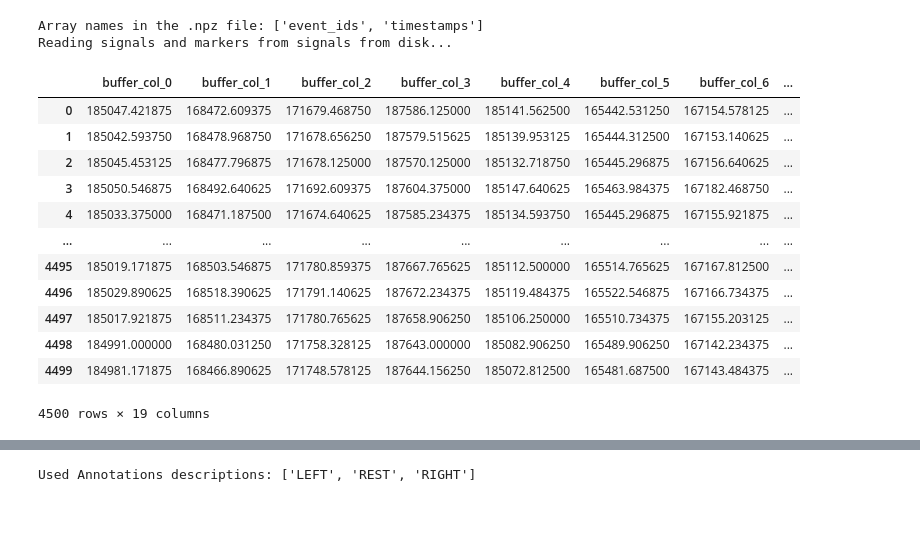
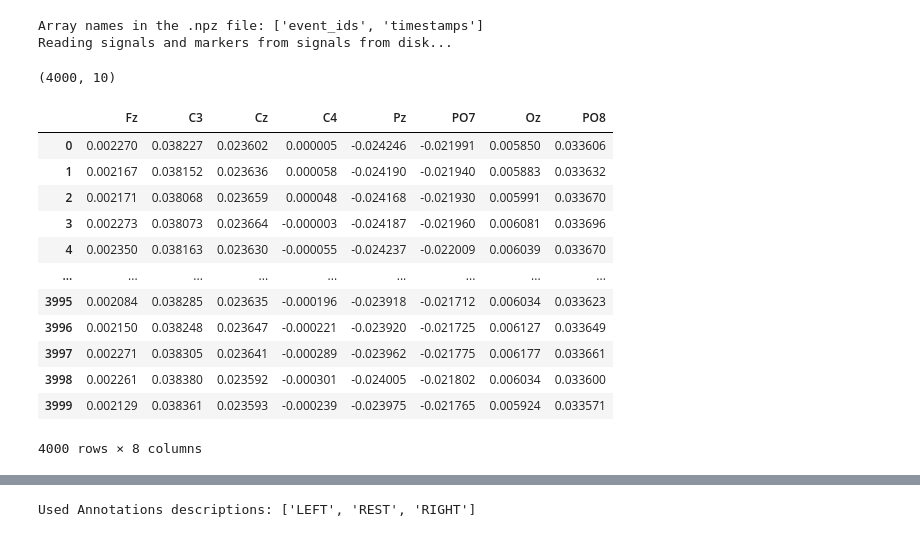
Before and after one commit to cosmicdonut1/NEvol-project, a Jupyter notebook: epoching_logic.ipynb, the cells around one changed output, grey strips where cells are left out. Cells and saved outputs as stored; diff of their text form; code cells hidden in the pictures.

```diff
--- a/epoching_logic.ipynb
+++ b/epoching_logic.ipynb
@@ -40,21 +86,9 @@ df_tasks = df_tasks.sort_values('timestamps').reset_index(drop=True)
 Array names in the .npz file: ['event_ids', 'timestamps']
 Reading signals and markers from signals from disk...
 # %%
-df_buffers
+df_buffers.shape
 # %% [output]
-|  | buffer_col_0 | buffer_col_1 | buffer_col_2 | buffer_col_3 | buffer_col_4 | buffer_col_5 | buffer_col_6 | ... |
-| 0 | 185047.421875 | 168472.609375 | 171679.468750 | 187586.125000 | 185141.562500 | 165442.531250 | 167154.578125 | ... |
-| 1 | 185042.593750 | 168478.968750 | 171678.656250 | 187579.515625 | 185139.953125 | 165444.312500 | 167153.140625 | ... |
-| 2 | 185045.453125 | 168477.796875 | 171678.125000 | 187570.125000 | 185132.718750 | 165445.296875 | 167156.640625 | ... |
-| 3 | 185050.546875 | 168492.640625 | 171692.609375 | 187604.375000 | 185147.640625 | 165463.984375 | 167182.468750 | ... |
-| 4 | 185033.375000 | 168471.187500 | 171674.640625 | 187585.234375 | 185134.593750 | 165445.296875 | 167155.921875 | ... |
-| ... | ... | ... | ... | ... | ... | ... | ... | ... |
-| 4495 | 185019.171875 | 168503.546875 | 171780.859375 | 187667.765625 | 185112.500000 | 165514.765625 | 167167.812500 | ... |
-| 4496 | 185029.890625 | 168518.390625 | 171791.140625 | 187672.234375 | 185119.484375 | 165522.546875 | 167166.734375 | ... |
-| 4497 | 185017.921875 | 168511.234375 | 171780.765625 | 187658.906250 | 185106.250000 | 165510.734375 | 167155.203125 | ... |
-| 4498 | 184991.000000 | 168480.031250 | 171758.328125 | 187643.000000 | 185082.906250 | 165489.906250 | 167142.234375 | ... |
-| 4499 | 184981.171875 | 168466.890625 | 171748.578125 | 187644.156250 | 185072.812500 | 165481.687500 | 167143.484375 | ... |
-4500 rows × 19 columns
+(4000, 10)
 # %%
 df_buffers_raw = df_buffers.iloc[:,:config.device_details['relevant_channels_from_device']]
 df_buffers_raw = df_buffers_raw * 1e-6
@@ -62,7 +96,21 @@ df_buffers_raw = df_buffers_raw * 1e-6
 channel_names = config.device_details['channels']
 df_buffers_raw.columns = channel_names
 # %%
-# df_buffers_raw
+df_buffers_raw
+# %% [output]
+|  | Fz | C3 | Cz | C4 | Pz | PO7 | Oz | PO8 |
+| 0 | 0.002270 | 0.038227 | 0.023602 | 0.000005 | -0.024246 | -0.021991 | 0.005850 | 0.033606 |
+| 1 | 0.002167 | 0.038152 | 0.023636 | 0.000058 | -0.024190 | -0.021940 | 0.005883 | 0.033632 |
+| 2 | 0.002171 | 0.038068 | 0.023659 | 0.000048 | -0.024168 | -0.021930 | 0.005991 | 0.033670 |
+| 3 | 0.002273 | 0.038073 | 0.023664 | -0.000003 | -0.024187 | -0.021960 | 0.006081 | 0.033696 |
+| 4 | 0.002350 | 0.038163 | 0.023630 | -0.000055 | -0.024237 | -0.022009 | 0.006039 | 0.033670 |
+| ... | ... | ... | ... | ... | ... | ... | ... | ... |
+| 3995 | 0.002084 | 0.038285 | 0.023635 | -0.000196 | -0.023918 | -0.021712 | 0.006034 | 0.033623 |
+| 3996 | 0.002150 | 0.038248 | 0.023647 | -0.000221 | -0.023920 | -0.021725 | 0.006127 | 0.033649 |
+| 3997 | 0.002271 | 0.038305 | 0.023641 | -0.000289 | -0.023962 | -0.021775 | 0.006177 | 0.033661 |
+| 3998 | 0.002261 | 0.038380 | 0.023592 | -0.000301 | -0.024005 | -0.021802 | 0.006034 | 0.033600 |
+| 3999 | 0.002129 | 0.038361 | 0.023593 | -0.000239 | -0.023975 | -0.021765 | 0.005924 | 0.033571 |
+4000 rows × 8 columns
 # %%
 # df_buffers_raw
 info = mne.create_info(
```
Also changed, not shown: parts of 11 cells of this notebook, 23 other files.
